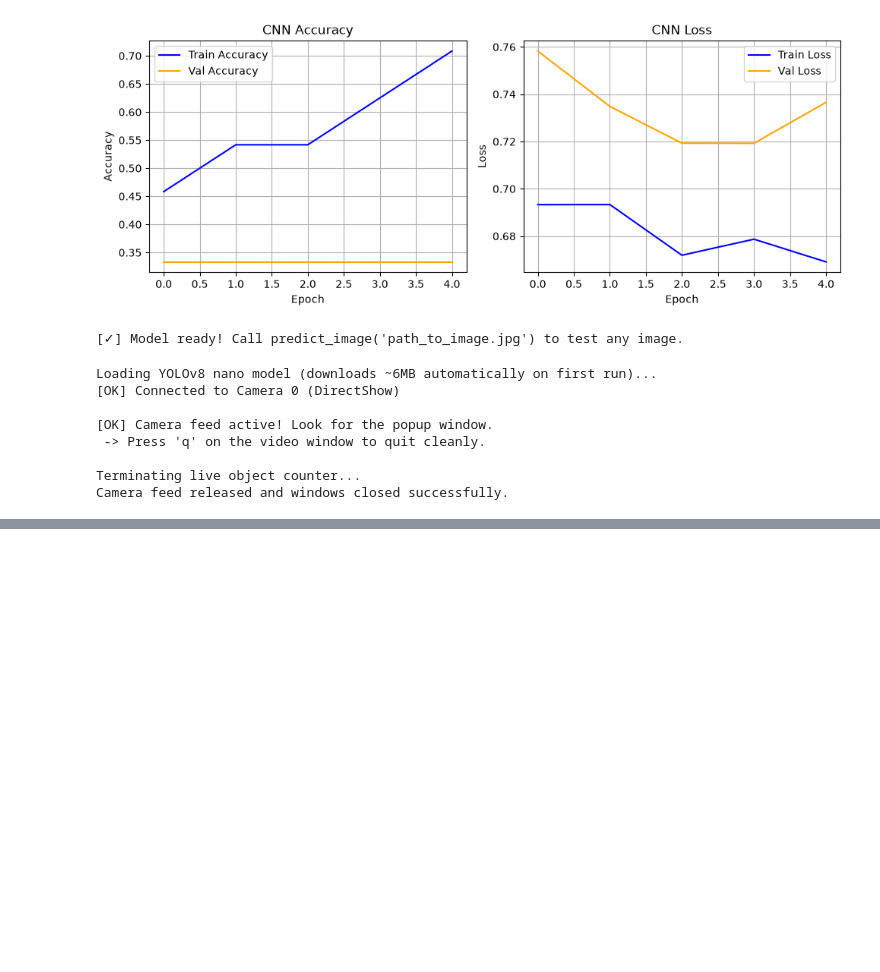
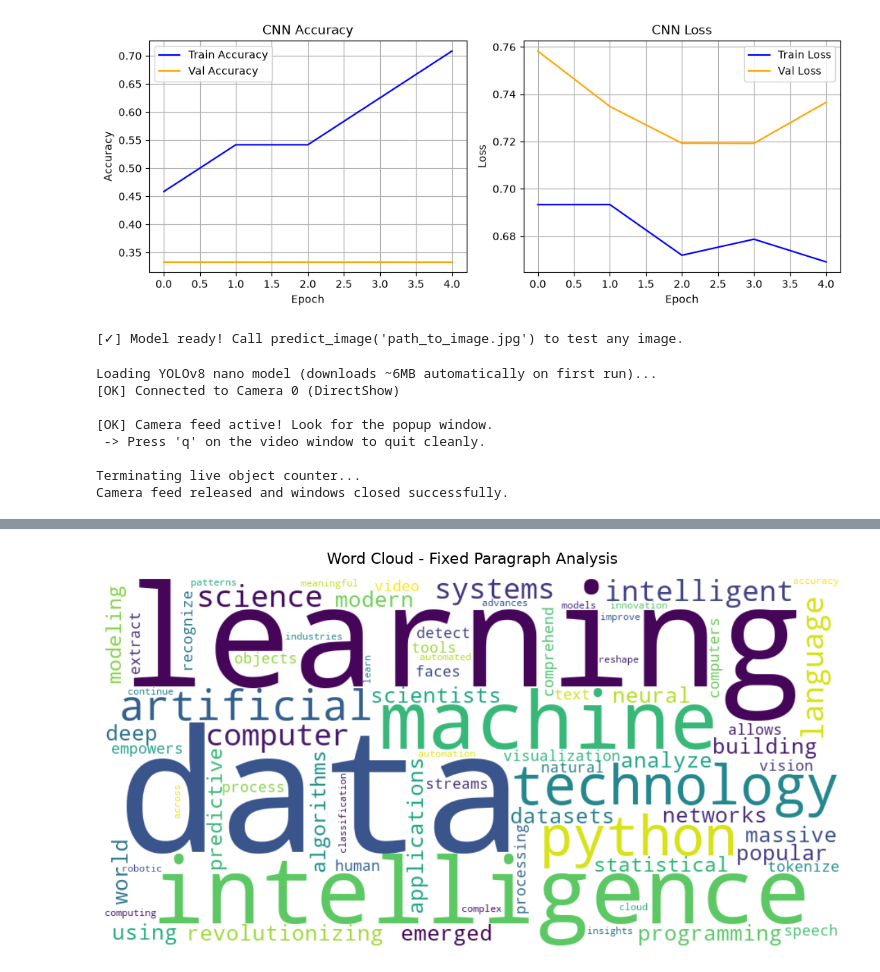
Before and after one commit to tanmay4tyagi/Bootcamp, a Jupyter notebook: Day_4.ipynb, the cells around one changed output, grey strips where cells are left out. Drawn from its saved outputs; the diff is of its cells as text; code cells hidden in the pictures; blank space fills up the shorter version.

```diff
--- a/Day_4.ipynb
+++ b/Day_4.ipynb
@@ -350,3 +350,66 @@ Loading YOLOv8 nano model (downloads ~6MB automatically on first run)...
 
 Terminating live object counter...
 Camera feed released and windows closed successfully.
+# %%
+# ==============================================================================
+# Word Cloud Generation from a Fixed Paragraph (NLTK & WordCloud)
+# ==============================================================================
+import nltk
+from nltk.corpus import stopwords
+from nltk.tokenize import word_tokenize
+from wordcloud import WordCloud
+import matplotlib.pyplot as plt
+from collections import Counter
+
+# 1. Download required NLTK tokenizers and stopwords datasets
+nltk.download('punkt', quiet=True)
+nltk.download('punkt_tab', quiet=True)
+nltk.download('stopwords', quiet=True)
+
+# 2. Fixed Paragraph Text
+text = """
+Artificial intelligence and machine learning are revolutionizing the modern world of computer science and technology.
+Python has emerged as the most popular programming language for building deep neural networks and data science applications.
+Data scientists analyze massive datasets using statistical algorithms, predictive modeling, and data visualization tools.
+Computer vision allows intelligent systems to detect objects, recognize faces, and process real-time video streams.
+Natural language processing empowers computers to comprehend human speech, tokenize text, and extract meaningful insights.
+As technology advances, intelligent automation, cloud computing, and robotic systems continue to reshape innovation across industries.
+Machine learning models learn complex patterns from data to improve classification accuracy and automated decision-making.
+Artificial intelligence intelligence intelligence data data data machine learning learning learning Python Python technology.
+"""
+print("--- Paragraph Text ---")
+print(text.strip())
+print("-----------------------\n")
+
+# 3. Word Tokenization (convert to lowercase for uniformity)
+words = word_tokenize(text.lower())
+print("Total Words Tokenized:", len(words))
+
+# 4. Filter out punctuation and stopwords
+stop_words = set(stopwords.words('english'))
+filtered_words = [word for word in words if word.isalpha() and word not in stop_words]
+print("Filtered Meaningful Words:", len(filtered_words))
+
+# 5. Calculate frequency distribution of words
+word_freq = Counter(filtered_words)
+print("\nTop 10 Most Frequent Words:")
+for word, count in word_freq.most_common(10):
+    print(f"  {word}: {count}")
+
+# 6. Generate the Word Cloud
+wordcloud = WordCloud(
+    width=900,
+    height=450,
+    background_color='white',
+    colormap='viridis',
+    max_words=100
+).generate_from_frequencies(word_freq)
+
+# 7. Plot and display the Word Cloud
+plt.figure(figsize=(12, 6))
+plt.imshow(wordcloud, interpolation='bilinear')
+plt.axis('off')  # Hide axis ticks and numbers
+plt.title('Word Cloud - Fixed Paragraph Analysis', fontsize=16, pad=15)
+plt.tight_layout()
+plt.show()
+# %% [output]
@@ -352,0 +433 @@ Camera feed released and windows closed successfully.
+[figure, added]
```
Also changed, not shown: parts of 1 cell of this notebook, 1 other file.
